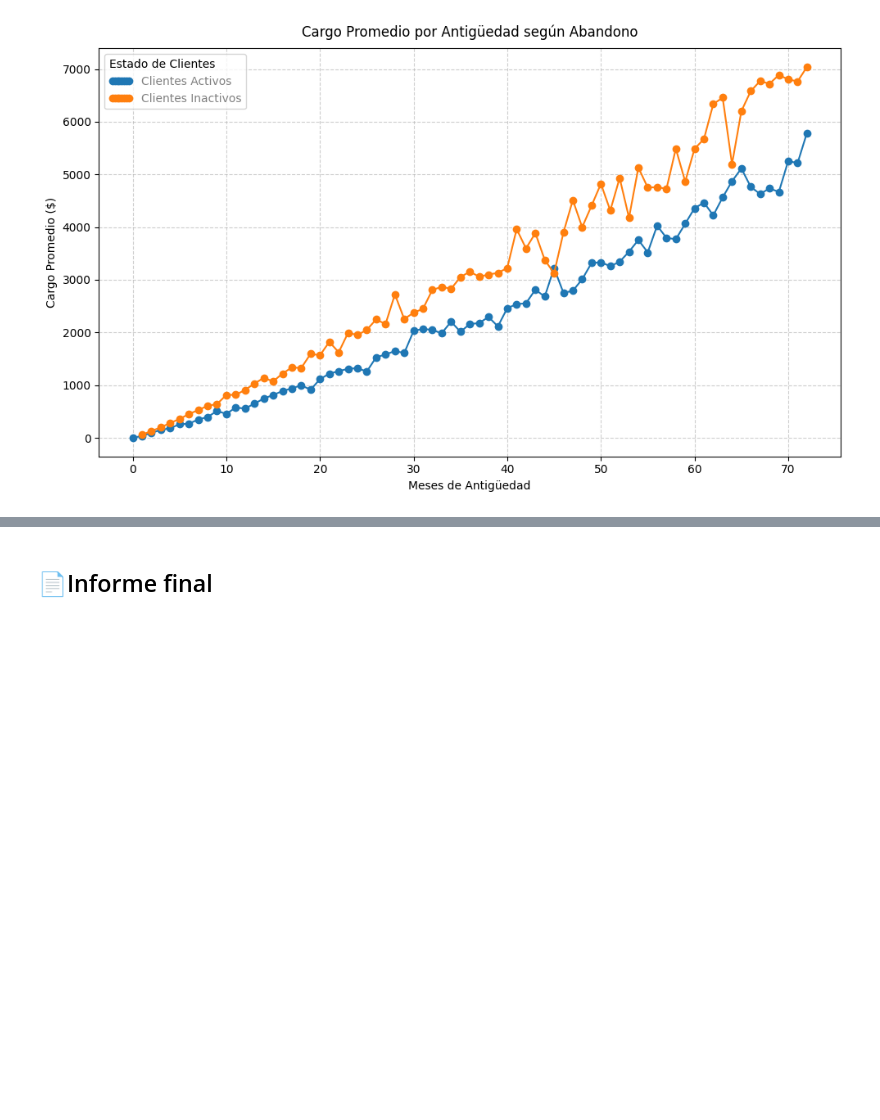
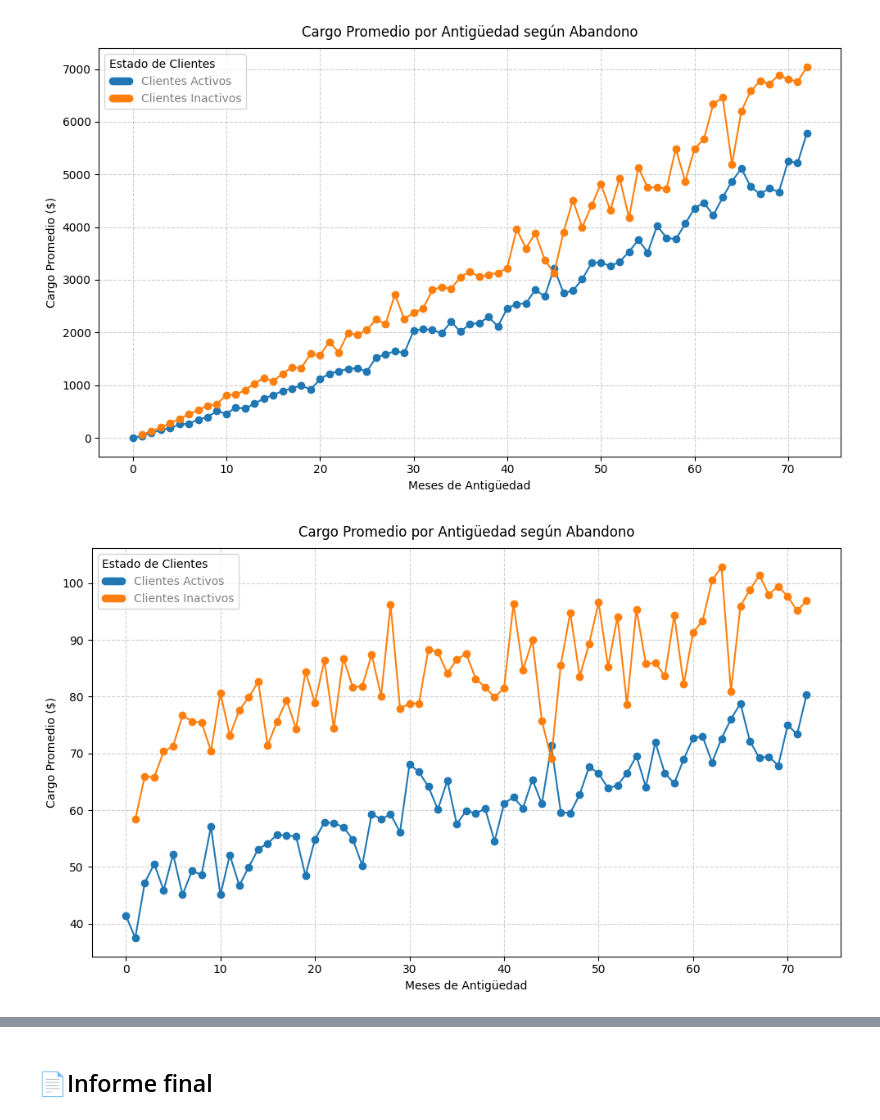
Before and after one commit to MigXDev/CS_Datos_I_DESAFIO_2, a Jupyter notebook: challenge2-data-science-LATAM-main/TelecomX_LATAM.ipynb, the cells around one changed output, grey strips where cells are left out. Saved outputs shown, nothing was run; the diff lists cells and outputs as text; code cells hidden in the pictures; blank space fills up the shorter version.

Commit message:
En proceso | histogramas

```diff
--- a/challenge2-data-science-LATAM-main/TelecomX_LATAM.ipynb
+++ b/challenge2-data-science-LATAM-main/TelecomX_LATAM.ipynb
@@ -2671,3 +2487,16 @@ plt.tight_layout()
 plt.show()
 # %% [output]
 [figure]
+# %%
+df_line_2 = df_Datos_Traducidos.groupby(['meses_antiguedad', 'abandono_cliente'])['cargo.mensual'].mean().unstack()
+
+df_line_2.plot(kind='line', figsize=(10,6), marker='o')
+plt.title('Cargo Promedio por Antigüedad según Abandono', pad= 10)
+plt.xlabel('Meses de Antigüedad')
+plt.ylabel('Cargo Promedio ($)')
+plt.grid(True, linestyle='--', alpha=0.6)
+plt.legend(['Clientes Activos', 'Clientes Inactivos'],title='Estado de Clientes', title_fontsize= 10, loc='upper left', labelcolor='grey',numpoints=8, frameon=True, alignment='left')
+plt.tight_layout()
+plt.show()
+# %% [output]
+[figure, added]
```
Also changed, not shown: parts of 11 cells of this notebook.
